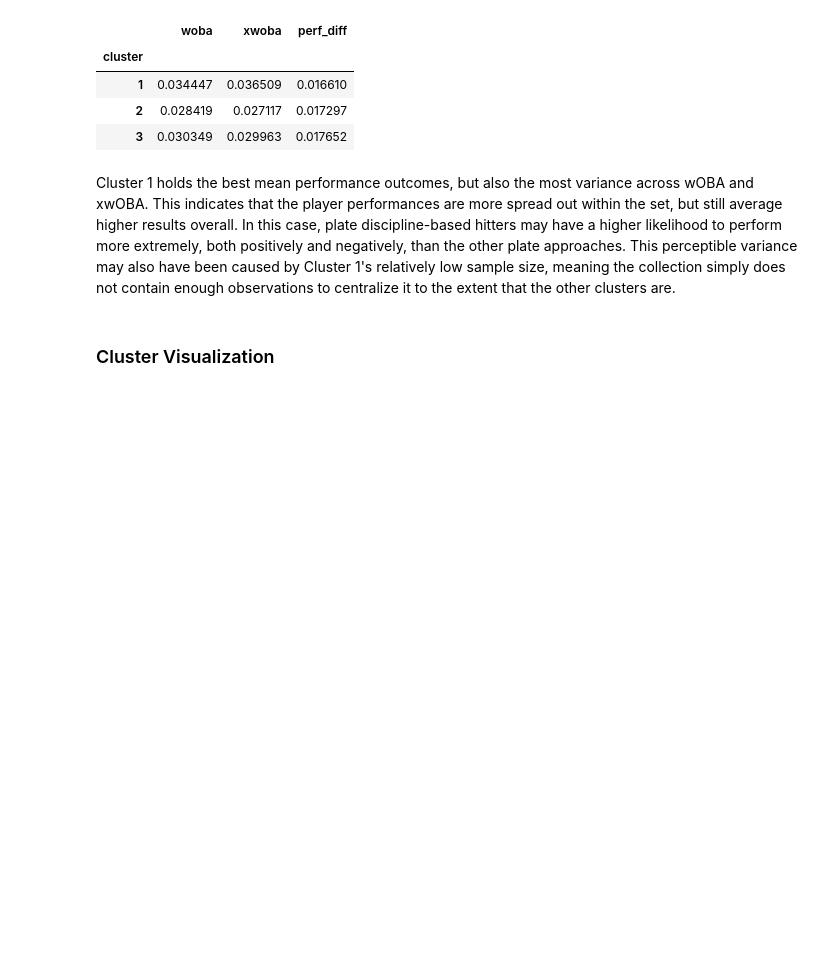
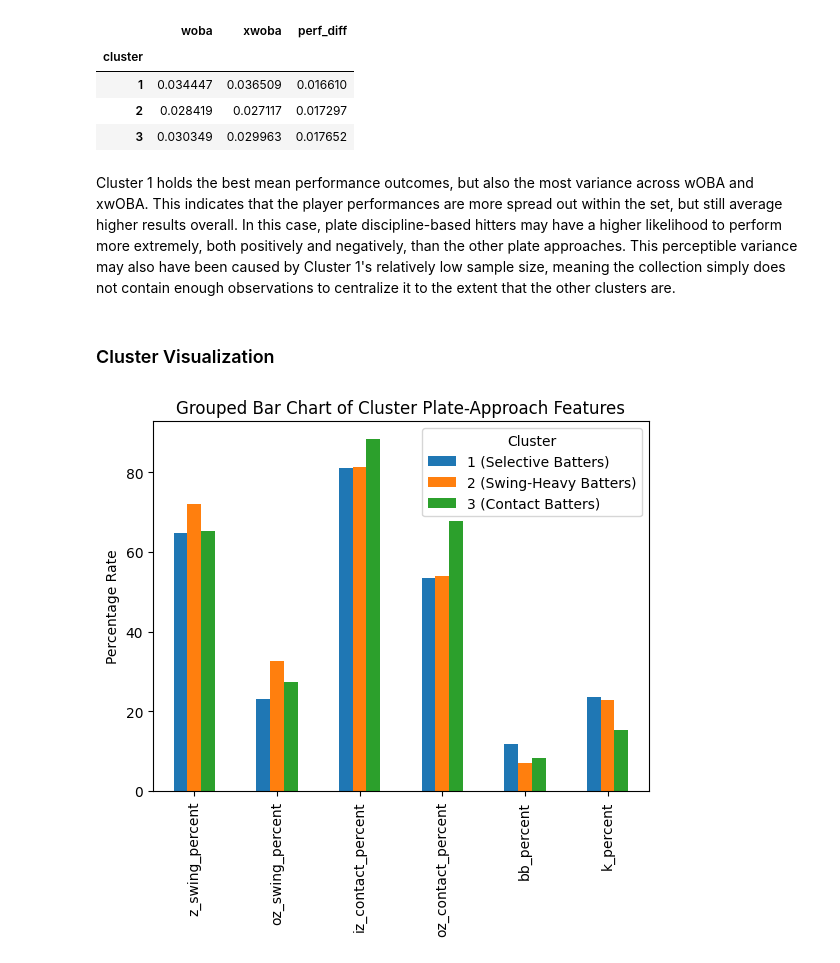
Before and after one commit to Chris83848/MLB-Data-Mining, a Jupyter notebook: notebooks/EDA.ipynb, the cells around one changed output. Cells and saved outputs as stored; diff of their text form; code cells hidden in the pictures; blank space fills up the shorter version.

Commit message:
Cluster Visualization section finalized for peer review

```diff
--- a/notebooks/EDA.ipynb
+++ b/notebooks/EDA.ipynb
@@ -622,3 +622,14 @@ df.groupby("cluster")[outcome_features].std()
 Cluster 1 holds the best mean performance outcomes, but also the most variance across wOBA and xwOBA. This indicates that the player performances are more spread out within the set, but still average higher results overall. In this case, plate discipline-based hitters may have a higher likelihood to perform more extremely, both positively and negatively, than the other plate approaches. This perceptible variance may also have been caused by Cluster 1's relatively low sample size, meaning the collection simply does not contain enough observations to centralize it to the extent that the other clusters are.
 # %% [markdown]
 ### Cluster Visualization
+# %%
+# Create custom legend to use for each chart
+legend = ["1 (Selective Batters)", "2 (Swing-Heavy Batters)", "3 (Contact Batters)"]
+
+# Build and show grouped bar chart of clusters showcasing plate-approach metric differences
+cluster_means = df.groupby("cluster")[clustering_features].mean()
+cluster_means.T.plot(kind="bar", ylabel="Percentage Rate", title="Grouped Bar Chart of Cluster Plate-Approach Features")
+plt.legend(legend, title="Cluster")
+plt.show()
+# %% [output]
+[figure, added]
```
Also changed, not shown: parts of 10 cells of this notebook.
